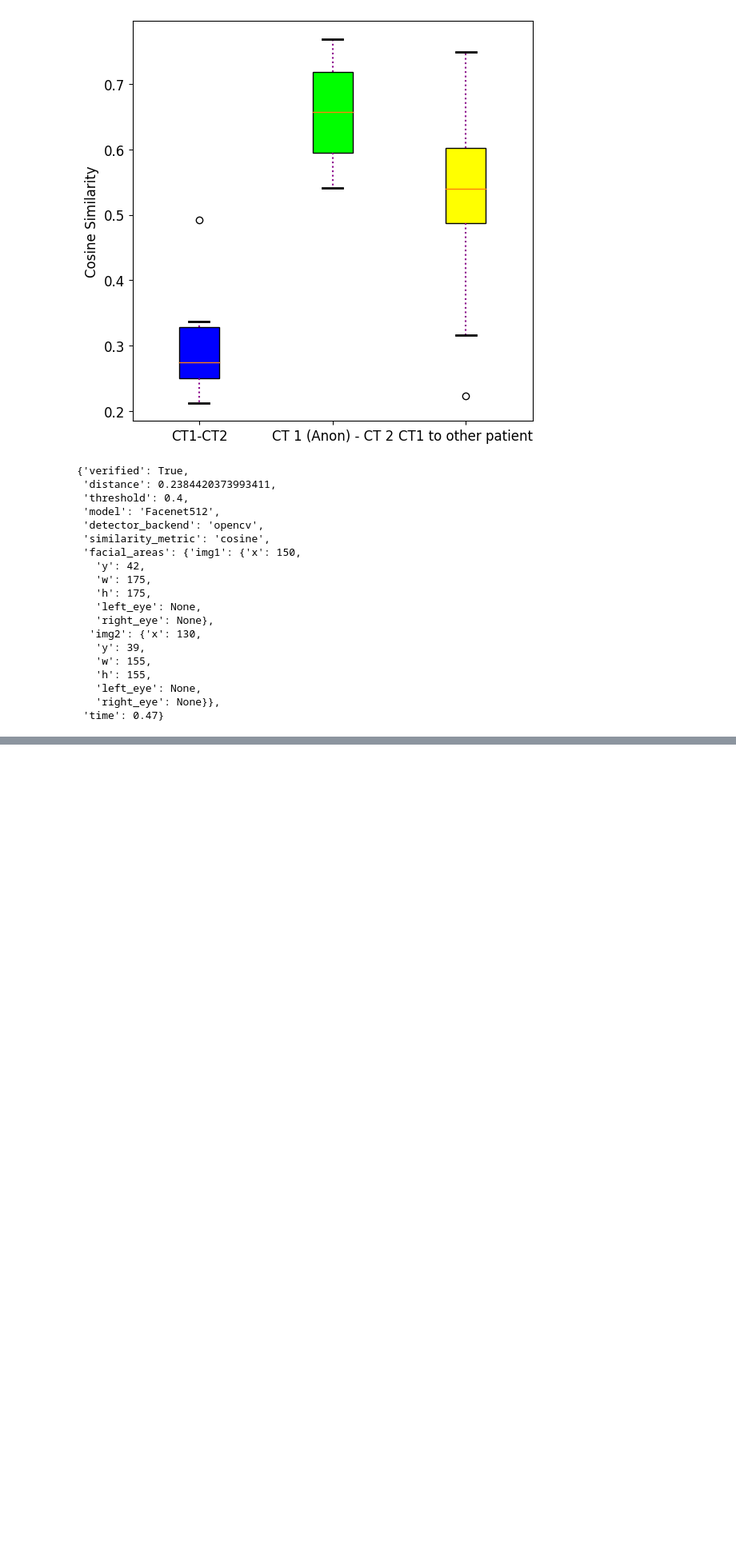
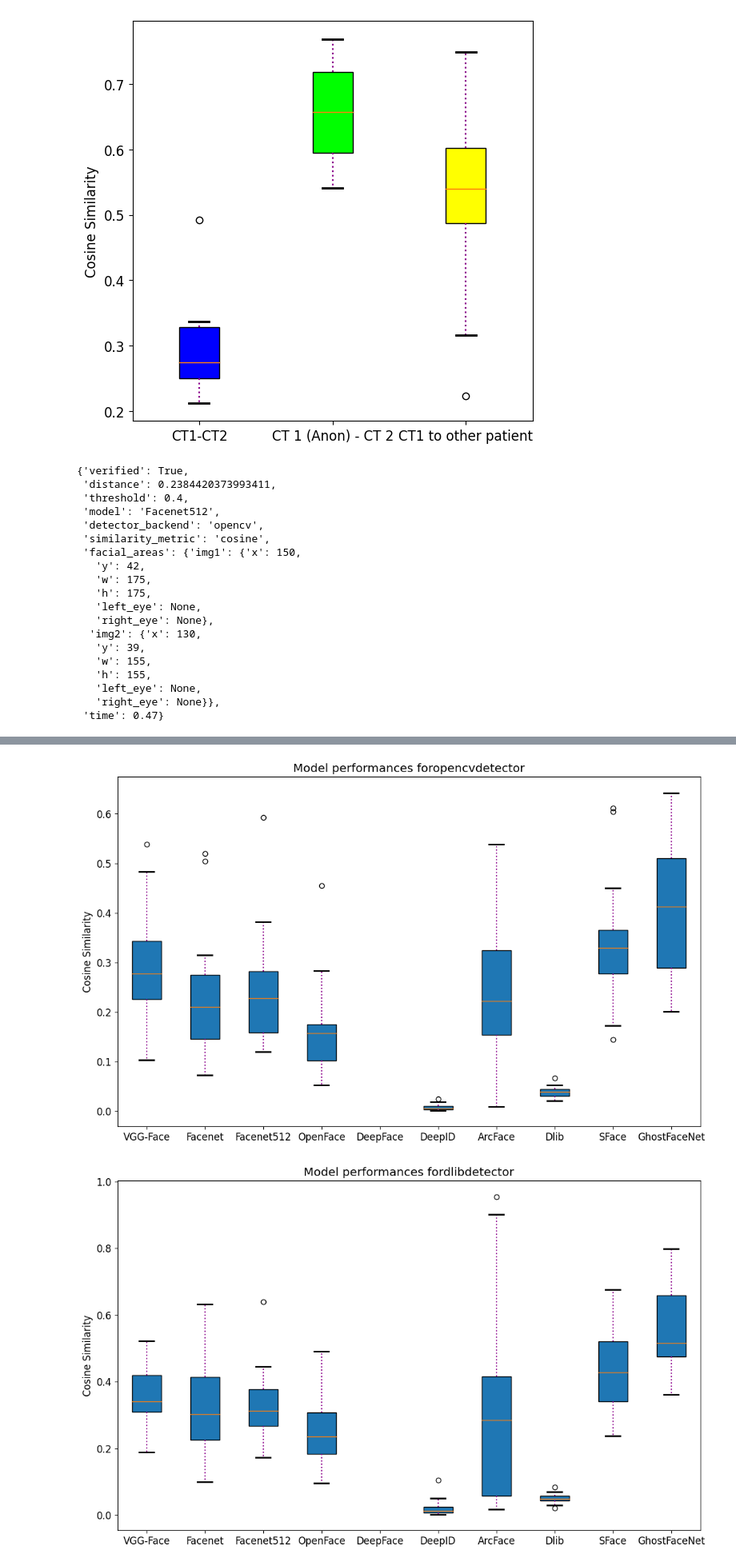
Before and after one commit to kildealab/defaceRT, a Jupyter notebook: Facial Recognition.ipynb, the cells around one changed output, grey strips where cells are left out. Shown at 80% size. Saved outputs shown, nothing was run; the diff lists cells and outputs as text; code cells hidden in the pictures; blank space fills up the shorter version.

Commit message:
Add tests for all combinations of models/detectors on CT1-CT2 same patient

```diff
--- a/Facial Recognition.ipynb
+++ b/Facial Recognition.ipynb
@@ -602,0 +582,6 @@ DeepFace.verify(img1_path = image_path_2, img2_path = PATH+'ctp.png', enforce_de
+# %%
+list_patients = ['118','272','437','447','462','600','625','628',
+                 '633','638','644','651','673','685','734','755',
+                 '790','848','892','910','965','946','961','1288',
+                 '1314','1502','1763','1892','2037','2056']#['19','54','59','70','81','118','272','274','384','437','447','448']
+print(len(list_patients)) # skipping 877 as covered by bolus
@@ -602,0 +717,35 @@ DeepFace.verify(img1_path = image_path_2, img2_path = PATH+'ctp.png', enforce_de
+# %%
+
+def plot_results_model(full_results,detector):
+    # opencv
+    data = [full_results[detector][m]['results'] for m in models]
+
+    plt.rcParams['font.size'] = 12.
+    fig = plt.figure(figsize=(10,6))
+    ax = fig.add_axes([0,0,1,1])
+
+    # Create the boxplot
+    bp = ax.boxplot(data,patch_artist=True)#, vert=True, patch_artist=True, notch=True, bootstrap=5)
+
+    # Changing color and line width of whiskers
+    for whisker in bp['whiskers']:
+        whisker.set(color ='#8B008B',
+                    linewidth = 1.5,
+                    linestyle =":")
+
+    # Changing color and line width of caps
+    for cap in bp['caps']:
+        cap.set(color ='black',
+                linewidth = 2)
+
+    ax.set_xticklabels(models)
+    plt.ylabel("Cosine Similarity")
+    plt.title("Model performances for"+detector+"detector")
+    plt.show()
+# %%
+plot_results_model(full_results, 'opencv')
+plot_results_model(full_results, 'dlib')
+plot_results_model(full_results, 'retinaface')
+# %% [output]
+[figure, added]
+[figure, added]
```
Also changed, not shown: parts of 19 cells of this notebook, 1 other file.
